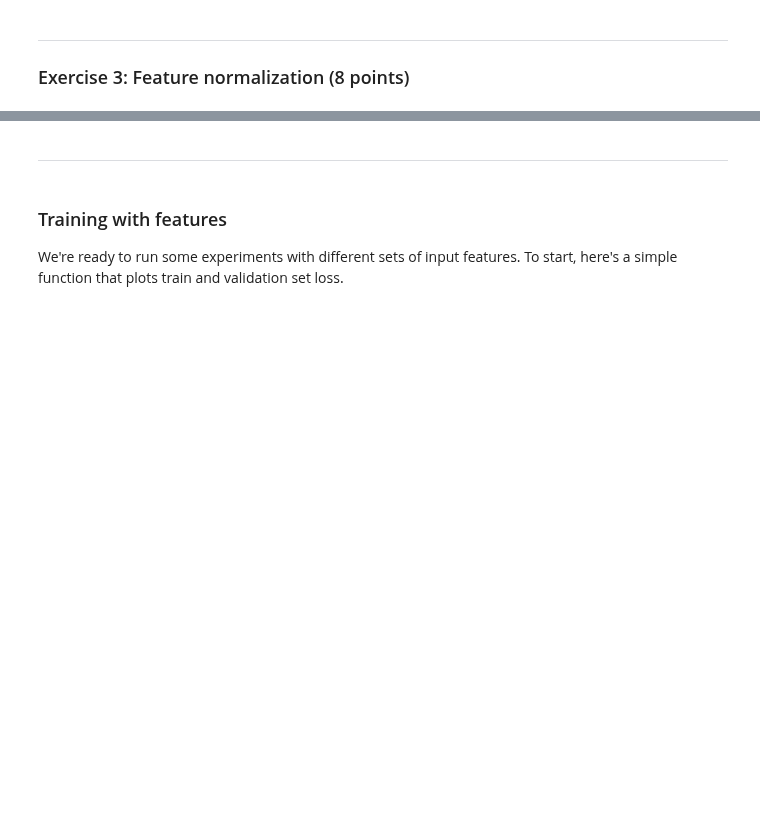
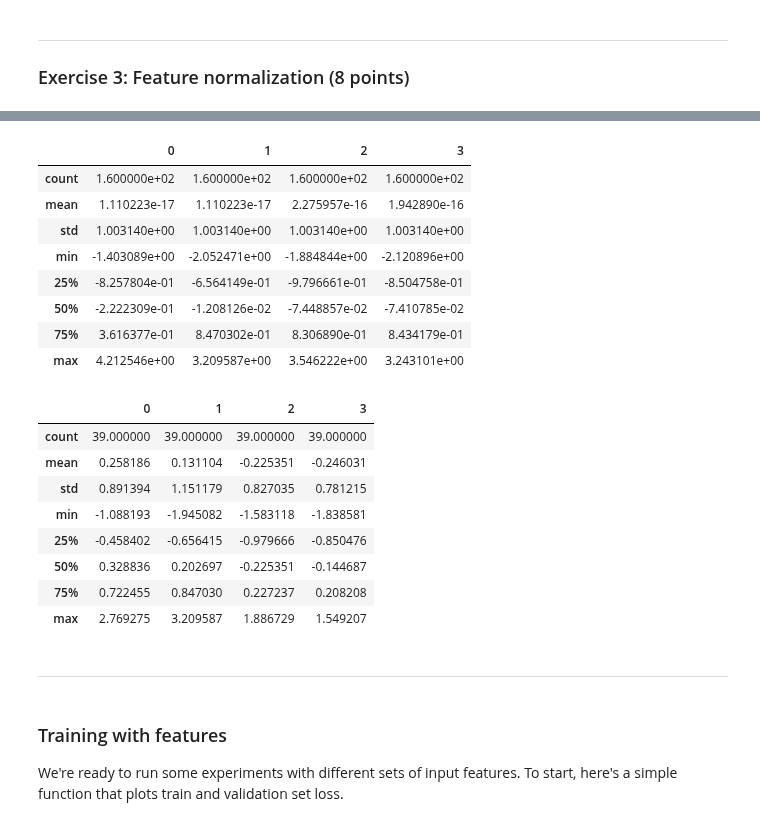
Before and after one commit to RERobbins/mids_w207_summer_22_Richard_Robbins, a Jupyter notebook: submissions/03 Linear Regression with Tensorflow.ipynb, the cells around one changed output, grey strips where cells are left out. Cells and saved outputs as stored; diff of their text form; code cells hidden in the pictures; blank space fills up the shorter version.

```diff
--- a/submissions/03 Linear Regression with Tensorflow.ipynb
+++ b/submissions/03 Linear Regression with Tensorflow.ipynb
@@ -455,3 +524,36 @@ Apply mean and variance normalization to produce car_train_features_norm and car
+# %%
+# Let's repeat the exercise using sklearn's StandardScaler.
+# The results are very similar to what we achieved manually,
+# but not identical.  This may be due to how pandas computes
+# standard deviation. which varies slightly from how
+# numpy calculates standard deviation.
+
+from sklearn.preprocessing import StandardScaler
+scaler = StandardScaler()
+
+car_train_features_sklearn_norm = scaler.fit_transform(car_train_features)
+car_test_features_sklearn_norm = scaler.transform(car_test_features)
+display(pd.DataFrame(car_train_features_sklearn_norm).describe())
+display(pd.DataFrame(car_test_features_sklearn_norm).describe())
+# %% [output]
+|  | 0 | 1 | 2 | 3 |
+| count | 1.600000e+02 | 1.600000e+02 | 1.600000e+02 | 1.600000e+02 |
+| mean | 1.110223e-17 | 1.110223e-17 | 2.275957e-16 | 1.942890e-16 |
+| std | 1.003140e+00 | 1.003140e+00 | 1.003140e+00 | 1.003140e+00 |
+| min | -1.403089e+00 | -2.052471e+00 | -1.884844e+00 | -2.120896e+00 |
+| 25% | -8.257804e-01 | -6.564149e-01 | -9.796661e-01 | -8.504758e-01 |
+| 50% | -2.222309e-01 | -1.208126e-02 | -7.448857e-02 | -7.410785e-02 |
+| 75% | 3.616377e-01 | 8.470302e-01 | 8.306890e-01 | 8.434179e-01 |
+| max | 4.212546e+00 | 3.209587e+00 | 3.546222e+00 | 3.243101e+00 |
+|  | 0 | 1 | 2 | 3 |
+| count | 39.000000 | 39.000000 | 39.000000 | 39.000000 |
+| mean | 0.258186 | 0.131104 | -0.225351 | -0.246031 |
+| std | 0.891394 | 1.151179 | 0.827035 | 0.781215 |
+| min | -1.088193 | -1.945082 | -1.583118 | -1.838581 |
+| 25% | -0.458402 | -0.656415 | -0.979666 | -0.850476 |
+| 50% | 0.328836 | 0.202697 | -0.225351 | -0.144687 |
+| 75% | 0.722455 | 0.847030 | 0.227237 | 0.208208 |
+| max | 2.769275 | 3.209587 | 1.886729 | 1.549207 |
 # %% [markdown]
 ---
 # %% [markdown]
```
Also changed, not shown: parts of 19 cells of this notebook.
